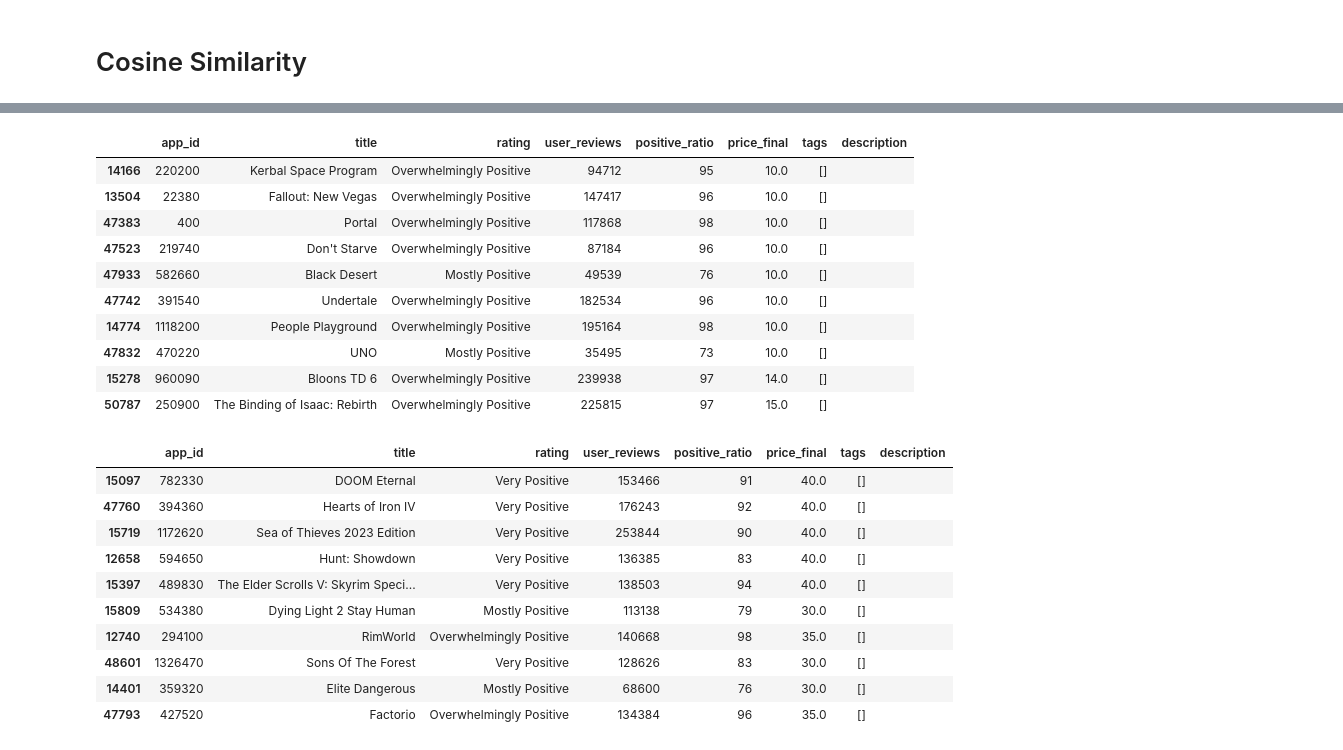
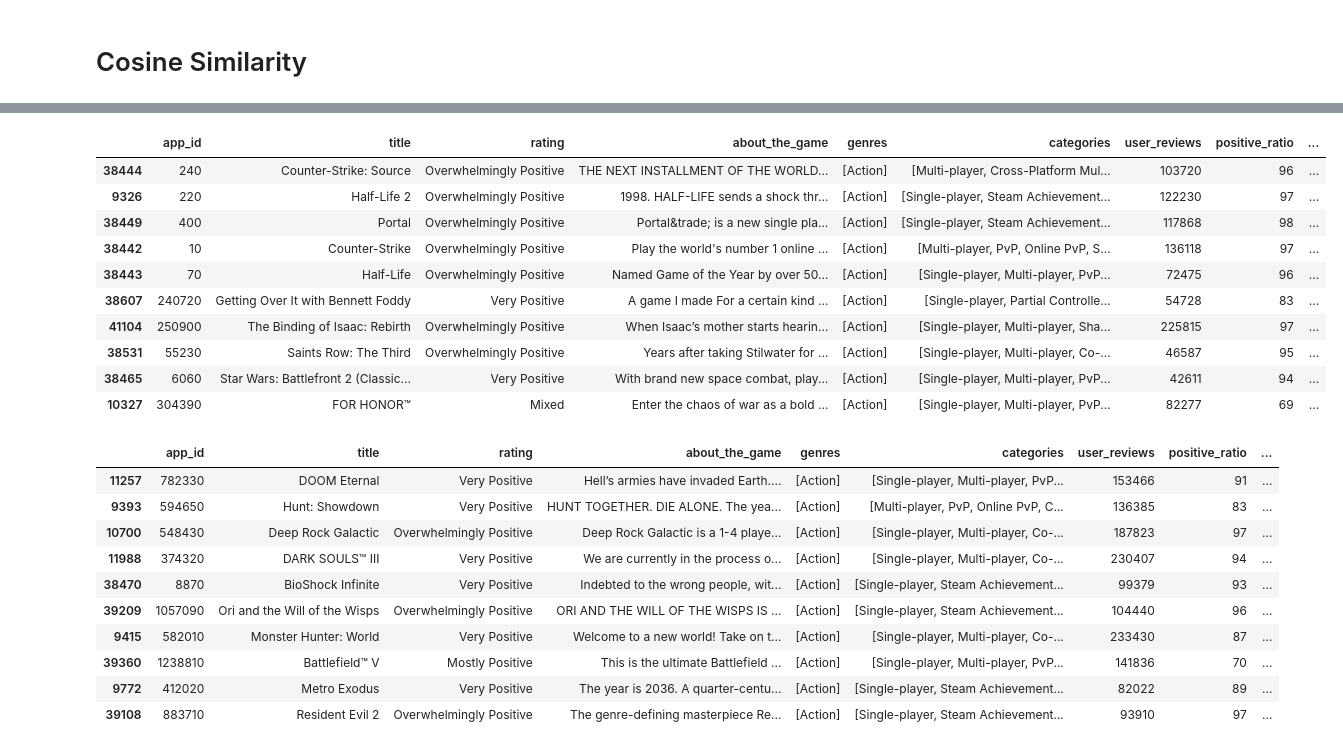
Before and after one commit to nicklus-14/game-recommendation-system, a Jupyter notebook: feature_engineering_and_similarity.ipynb, the cells around one changed output, grey strips where cells are left out. Drawn from its saved outputs; the diff is of its cells as text; code cells hidden in the pictures.

```diff
--- a/feature_engineering_and_similarity.ipynb
+++ b/feature_engineering_and_similarity.ipynb
@@ -79,7 +99,7 @@ def clean_text(text):
 
     return text
 # %%
-df['description_filled'] = df['description']
+df['description_filled'] = df['about_the_game']
 # %%
 df['description_filled'] = df['description_filled'].apply(clean_text)
 # %%
@@ -87,7 +107,7 @@ rows = df['description_filled'].str.strip() == ''
 
 df.loc[rows, 'description_filled'] = (
     df.loc[rows, 'title'] + ' ' +
-    df.loc[rows, 'tags'].apply(' '.join)
+    df.loc[rows, 'genres'].apply(' '.join)
 )
 
 df.loc[rows, 'description_filled'] = df['description_filled'].apply(clean_text)
@@ -175,12 +192,16 @@ model = SentenceTransformer('all-MiniLM-L6-v2')
 # df['title'] = df['title'].fillna('')
 # df['description'] = df['description'].fillna('')
 
-# Ensure tags (which are lists) are converted to a single string before concatenation
-df['tags_text'] = df['tags'].apply(
-    lambda x: ' '.join(x) if isinstance(x, (list, tuple)) else str(x)
+# Ensure genres (which are lists) are converted to a single string before concatenation
+df['labels_text'] = df.apply(
+    lambda row: ' '.join(
+        [*row['genres'], *row['categories']] if isinstance(row['genres'], list) and isinstance(row['categories'], list) # Return both list contents if both are lists
+        else str(row['genres']) + ' ' + str(row['categories']) # Otherwise, convert the strings and append together
+    ),
+    axis=1 # Go row by row (not column by column)
 )
 
-texts = (df['title'] + ' ' + df['description_filled'] + ' ' + df['tags_text']).tolist()
+texts = (df['title'] + ' ' + df['description_filled'] + ' ' + df['labels_text']).tolist()
 
 text_embeddings = model.encode(texts, show_progress_bar=True, convert_to_numpy=True)
 
@@ -226,11 +241,11 @@ df['user_reviews_log'] = np.log1p(df['user_reviews'])
 # %%
 embeddings = text_embeddings
 
-tags = tag_matrix
+tags = genres_matrix
 
 numerics = df[['price_log', 'positive_ratio_log', 'user_reviews_log']].values
 
-X = np.hstack([numerics*0.6, embeddings*0.1, tags*2.0])
+X = np.hstack([numerics*0.6, embeddings*0.3, tags*1.7])
 
 cs_matrix = cosine_similarity(X)
 
@@ -308,35 +318,35 @@ rec[['app_id', 'title', 'rating', 'user_reviews', 'positive_ratio', 'price_final
 # %%
 # Insurgency Sandstorm
 rec = recommend(df, 581320, cs_matrix)
-rec[['app_id', 'title', 'rating', 'user_reviews', 'positive_ratio', 'price_final','tags', 'description']]
+rec[['app_id', 'title', 'rating', 'about_the_game', 'genres', 'categories', 'user_reviews', 'positive_ratio', 'price_final']]
 # %% [output]
-|  | app_id | title | rating | user_reviews | positive_ratio | price_final | tags | description |
-| 14166 | 220200 | Kerbal Space Program | Overwhelmingly Positive | 94712 | 95 | 10.0 | [] |  |
-| 13504 | 22380 | Fallout: New Vegas | Overwhelmingly Positive | 147417 | 96 | 10.0 | [] |  |
-| 47383 | 400 | Portal | Overwhelmingly Positive | 117868 | 98 | 10.0 | [] |  |
-| 47523 | 219740 | Don't Starve | Overwhelmingly Positive | 87184 | 96 | 10.0 | [] |  |
-| 47933 | 582660 | Black Desert | Mostly Positive | 49539 | 76 | 10.0 | [] |  |
-| 47742 | 391540 | Undertale | Overwhelmingly Positive | 182534 | 96 | 10.0 | [] |  |
-| 14774 | 1118200 | People Playground | Overwhelmingly Positive | 195164 | 98 | 10.0 | [] |  |
-| 47832 | 470220 | UNO | Mostly Positive | 35495 | 73 | 10.0 | [] |  |
-| 15278 | 960090 | Bloons TD 6 | Overwhelmingly Positive | 239938 | 97 | 14.0 | [] |  |
-| 50787 | 250900 | The Binding of Isaac: Rebirth | Overwhelmingly Positive | 225815 | 97 | 15.0 | [] |  |
+|  | app_id | title | rating | about_the_game | genres | categories | user_reviews | positive_ratio | ... |
+| 38444 | 240 | Counter-Strike: Source | Overwhelmingly Positive | THE NEXT INSTALLMENT OF THE WORLD... | [Action] | [Multi-player, Cross-Platform Mul... | 103720 | 96 | ... |
+| 9326 | 220 | Half-Life 2 | Overwhelmingly Positive | 1998. HALF-LIFE sends a shock thr... | [Action] | [Single-player, Steam Achievement... | 122230 | 97 | ... |
+| 38449 | 400 | Portal | Overwhelmingly Positive | Portal&trade; is a new single pla... | [Action] | [Single-player, Steam Achievement... | 117868 | 98 | ... |
+| 38442 | 10 | Counter-Strike | Overwhelmingly Positive | Play the world's number 1 online ... | [Action] | [Multi-player, PvP, Online PvP, S... | 136118 | 97 | ... |
+| 38443 | 70 | Half-Life | Overwhelmingly Positive | Named Game of the Year by over 50... | [Action] | [Single-player, Multi-player, PvP... | 72475 | 96 | ... |
+| 38607 | 240720 | Getting Over It with Bennett Foddy | Very Positive | A game I made For a certain kind ... | [Action] | [Single-player, Partial Controlle... | 54728 | 83 | ... |
+| 41104 | 250900 | The Binding of Isaac: Rebirth | Overwhelmingly Positive | When Isaac’s mother starts hearin... | [Action] | [Single-player, Multi-player, Sha... | 225815 | 97 | ... |
+| 38531 | 55230 | Saints Row: The Third | Overwhelmingly Positive | Years after taking Stilwater for ... | [Action] | [Single-player, Multi-player, Co-... | 46587 | 95 | ... |
+| 38465 | 6060 | Star Wars: Battlefront 2 (Classic... | Very Positive | With brand new space combat, play... | [Action] | [Single-player, Multi-player, PvP... | 42611 | 94 | ... |
+| 10327 | 304390 | FOR HONOR™ | Mixed | Enter the chaos of war as a bold ... | [Action] | [Single-player, Multi-player, PvP... | 82277 | 69 | ... |
 # %%
 # Halo The Master Chief Collection
 rec = recommend(df, 976730, cs_matrix)
-rec[['app_id', 'title', 'rating', 'user_reviews', 'positive_ratio', 'price_final','tags', 'description']]
+rec[['app_id', 'title', 'rating', 'about_the_game', 'genres', 'categories', 'user_reviews', 'positive_ratio', 'price_final']]
 # %% [output]
-|  | app_id | title | rating | user_reviews | positive_ratio | price_final | tags | description |
-| 15097 | 782330 | DOOM Eternal | Very Positive | 153466 | 91 | 40.0 | [] |  |
-| 47760 | 394360 | Hearts of Iron IV | Very Positive | 176243 | 92 | 40.0 | [] |  |
-| 15719 | 1172620 | Sea of Thieves 2023 Edition | Very Positive | 253844 | 90 | 40.0 | [] |  |
-| 12658 | 594650 | Hunt: Showdown | Very Positive | 136385 | 83 | 40.0 | [] |  |
-| 15397 | 489830 | The Elder Scrolls V: Skyrim Speci... | Very Positive | 138503 | 94 | 40.0 | [] |  |
-| 15809 | 534380 | Dying Light 2 Stay Human | Mostly Positive | 113138 | 79 | 30.0 | [] |  |
-| 12740 | 294100 | RimWorld | Overwhelmingly Positive | 140668 | 98 | 35.0 | [] |  |
-| 48601 | 1326470 | Sons Of The Forest | Very Positive | 128626 | 83 | 30.0 | [] |  |
-| 14401 | 359320 | Elite Dangerous | Mostly Positive | 68600 | 76 | 30.0 | [] |  |
-| 47793 | 427520 | Factorio | Overwhelmingly Positive | 134384 | 96 | 35.0 | [] |  |
+|  | app_id | title | rating | about_the_game | genres | categories | user_reviews | positive_ratio | ... |
+| 11257 | 782330 | DOOM Eternal | Very Positive | Hell’s armies have invaded Earth.... | [Action] | [Single-player, Multi-player, PvP... | 153466 | 91 | ... |
+| 9393 | 594650 | Hunt: Showdown | Very Positive | HUNT TOGETHER. DIE ALONE. The yea... | [Action] | [Multi-player, PvP, Online PvP, C... | 136385 | 83 | ... |
+| 10700 | 548430 | Deep Rock Galactic | Overwhelmingly Positive | Deep Rock Galactic is a 1-4 playe... | [Action] | [Single-player, Multi-player, Co-... | 187823 | 97 | ... |
+| 11988 | 374320 | DARK SOULS™ III | Very Positive | We are currently in the process o... | [Action] | [Single-player, Multi-player, Co-... | 230407 | 94 | ... |
+| 38470 | 8870 | BioShock Infinite | Very Positive | Indebted to the wrong people, wit... | [Action] | [Single-player, Steam Achievement... | 99379 | 93 | ... |
+| 39209 | 1057090 | Ori and the Will of the Wisps | Overwhelmingly Positive | ORI AND THE WILL OF THE WISPS IS ... | [Action] | [Single-player, Steam Achievement... | 104440 | 96 | ... |
+| 9415 | 582010 | Monster Hunter: World | Very Positive | Welcome to a new world! Take on t... | [Action] | [Single-player, Multi-player, Co-... | 233430 | 87 | ... |
+| 39360 | 1238810 | Battlefield™ V | Mostly Positive | This is the ultimate Battlefield ... | [Action] | [Single-player, Multi-player, PvP... | 141836 | 70 | ... |
+| 9772 | 412020 | Metro Exodus | Very Positive | The year is 2036. A quarter-centu... | [Action] | [Single-player, Steam Achievement... | 82022 | 89 | ... |
+| 39108 | 883710 | Resident Evil 2 | Overwhelmingly Positive | The genre-defining masterpiece Re... | [Action] | [Single-player, Steam Achievement... | 93910 | 97 | ... |
 # %%
 # Doom Eternal
 rec = recommend(df, 976730, cs_matrix)
```
Also changed, not shown: parts of 35 cells of this notebook, 2 other files.
